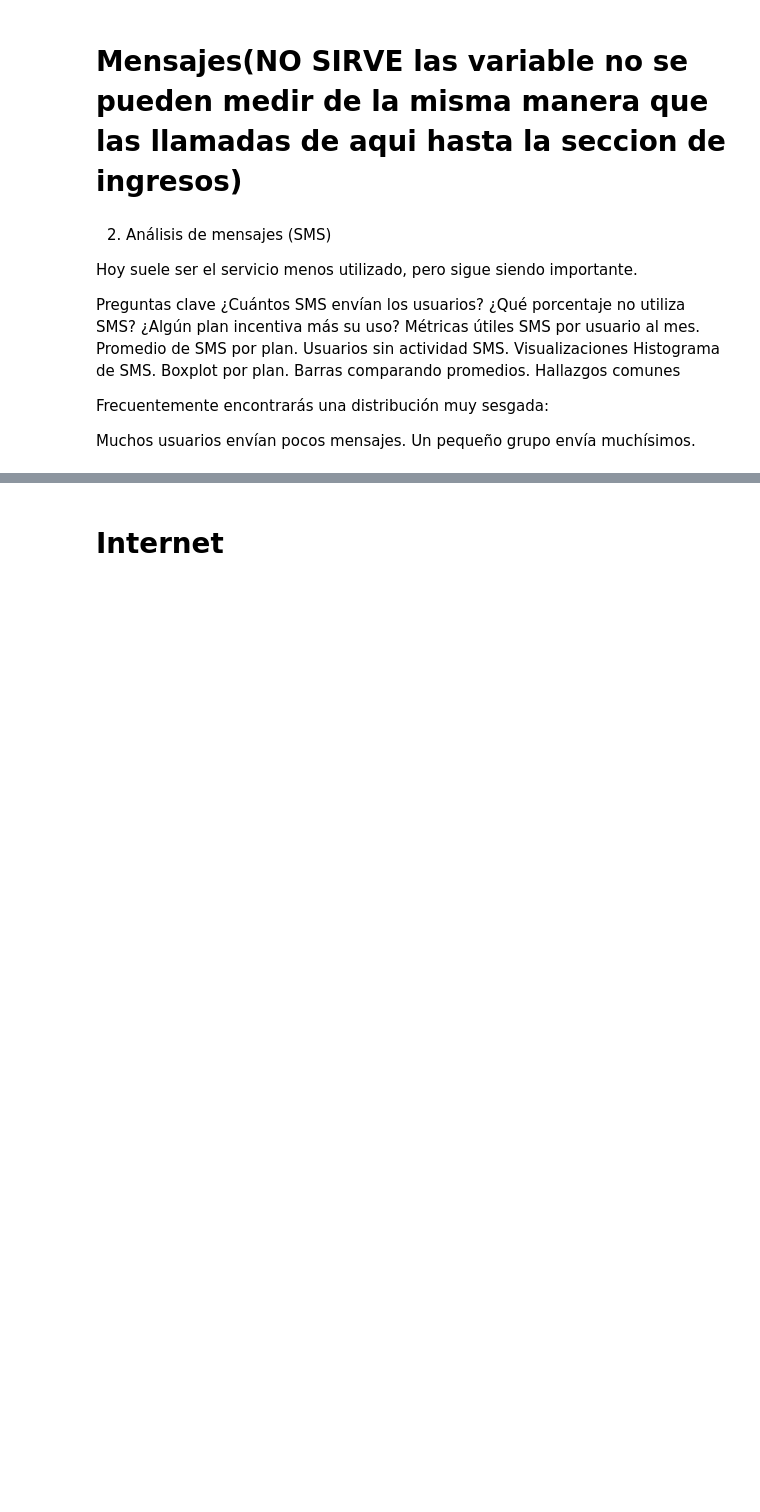
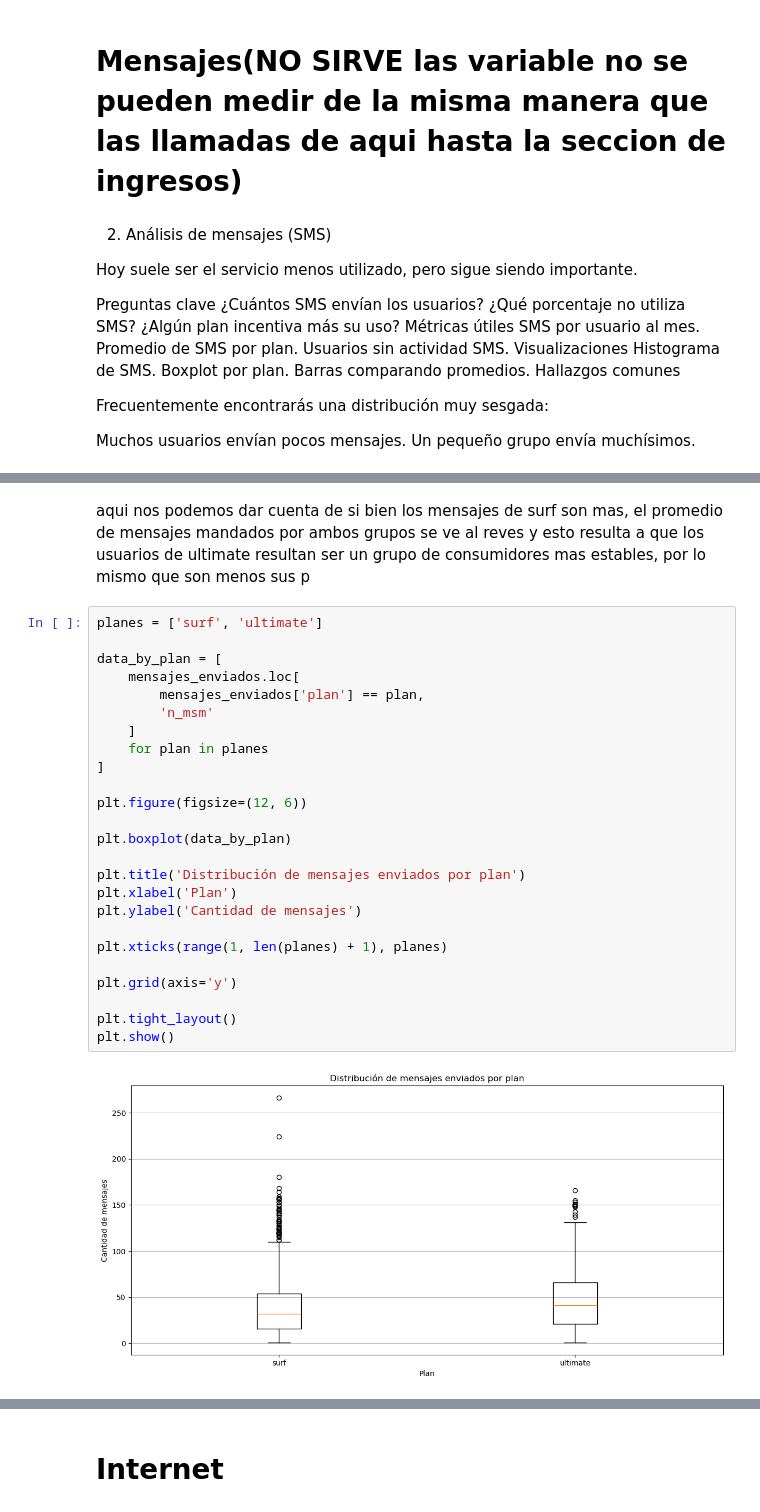
Before and after one commit to EladioVG/Project_1, a Jupyter notebook: Proyecto tecnico_v1(sin terminar).ipynb, the cells around one changed output, grey strips where cells are left out. Drawn from its saved outputs; the diff is of its cells as text; blank space fills up the shorter version.

```diff
--- a/Proyecto tecnico_v1(sin terminar).ipynb
+++ b/Proyecto tecnico_v1(sin terminar).ipynb
@@ -768,0 +832,29 @@ Un pequeño grupo envía muchísimos.
+# %% [markdown]
+aqui nos podemos dar cuenta de si bien los mensajes de surf son mas, el promedio de mensajes mandados por ambos grupos se ve al reves y esto resulta a que los usuarios de ultimate resultan ser un grupo de consumidores mas estables, por lo mismo que son menos sus p
+# %%
+planes = ['surf', 'ultimate']
+
+data_by_plan = [
+    mensajes_enviados.loc[
+        mensajes_enviados['plan'] == plan,
+        'n_msm'
+    ]
+    for plan in planes
+]
+
+plt.figure(figsize=(12, 6))
+
+plt.boxplot(data_by_plan)
+
+plt.title('Distribución de mensajes enviados por plan')
+plt.xlabel('Plan')
+plt.ylabel('Cantidad de mensajes')
+
+plt.xticks(range(1, len(planes) + 1), planes)
+
+plt.grid(axis='y')
+
+plt.tight_layout()
+plt.show()
+# %% [output]
+[figure, added]
```
Also changed, not shown: parts of 17 cells of this notebook.
